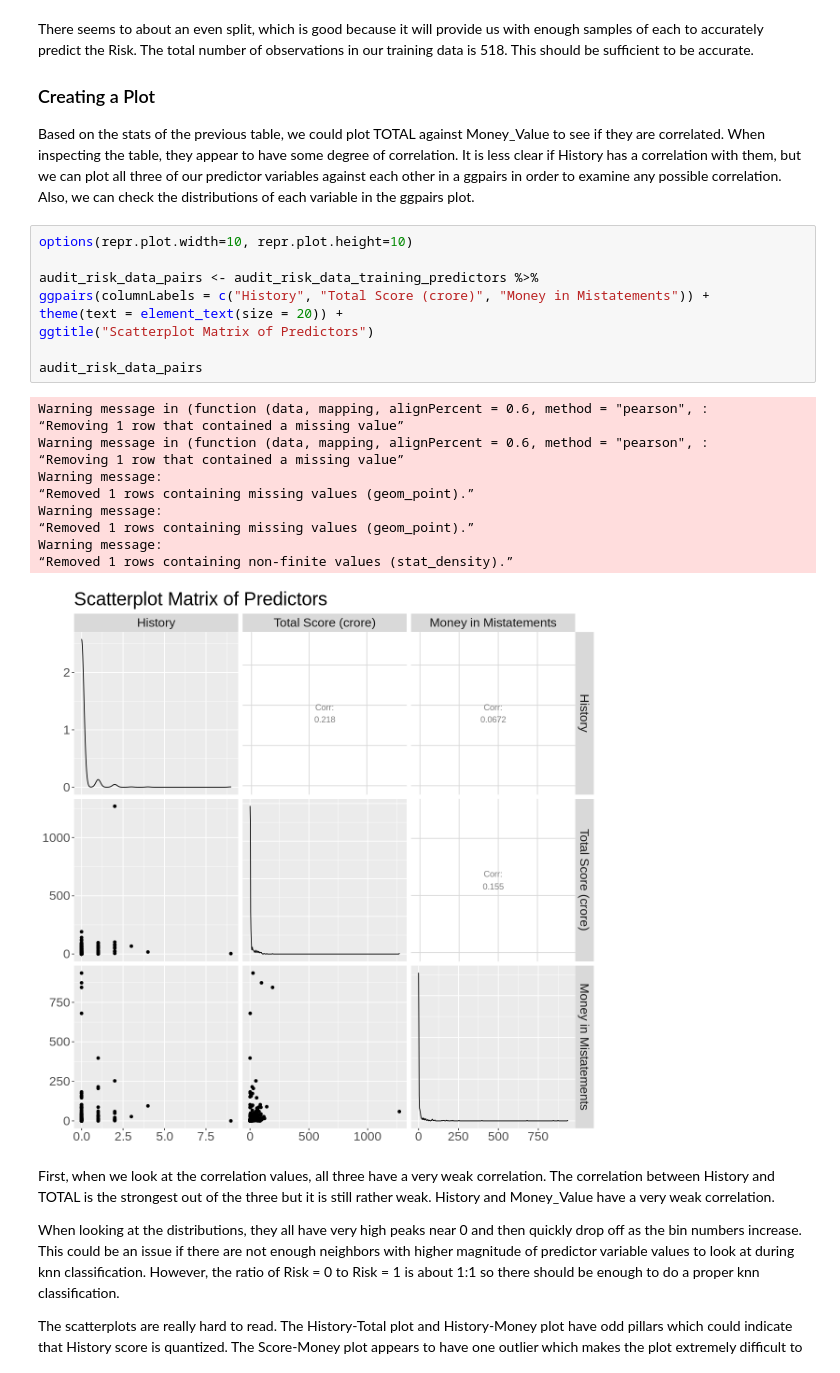
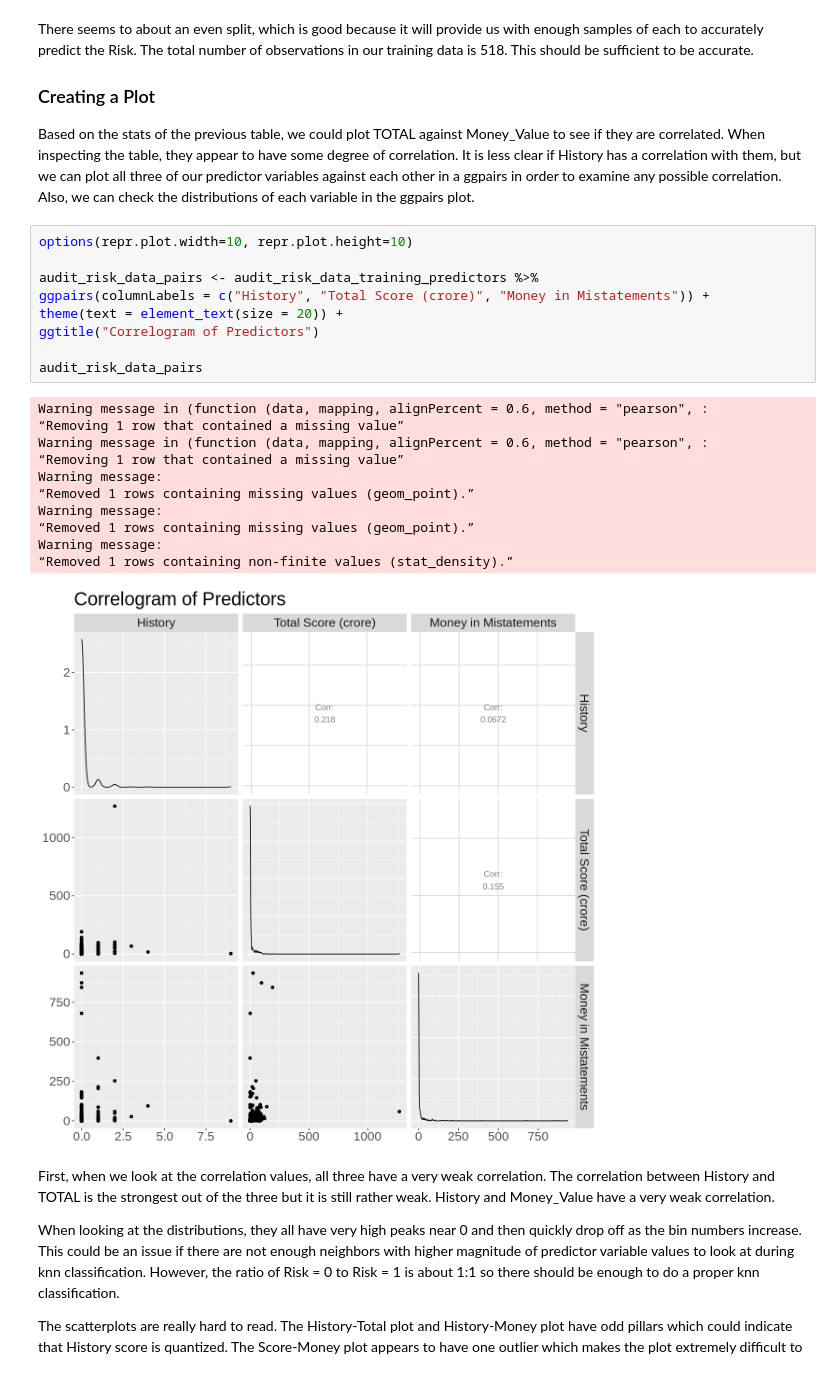
Before and after one commit to stevenning203/dsci100_group_proposal, a Jupyter notebook: notebook.ipynb, the cells around one changed output. Saved outputs shown, nothing was run; the diff lists cells and outputs as text.

```diff
--- a/notebook.ipynb
+++ b/notebook.ipynb
@@ -141,24 +141,24 @@ Based on the stats of the previous table, we could plot TOTAL against Money_Valu
 # %%
 options(repr.plot.width=10, repr.plot.height=10)
 
 audit_risk_data_pairs <- audit_risk_data_training_predictors %>%
 ggpairs(columnLabels = c("History", "Total Score (crore)", "Money in Mistatements")) +
 theme(text = element_text(size = 20)) +
-ggtitle("Scatterplot Matrix of Predictors")
+ggtitle("Correlogram of Predictors")
 
 audit_risk_data_pairs
 # %% [output]
 Warning message in (function (data, mapping, alignPercent = 0.6, method = "pearson", :
 “Removing 1 row that contained a missing value”
 Warning message in (function (data, mapping, alignPercent = 0.6, method = "pearson", :
 “Removing 1 row that contained a missing value”
 Warning message:
 “Removed 1 rows containing missing values (geom_point).”
 Warning message:
 “Removed 1 rows containing missing values (geom_point).”
 Warning message:
 “Removed 1 rows containing non-finite values (stat_density).”
-[figure, old version]
+[figure, new version]
 # %% [markdown]
 First, when we look at the correlation values, all three have a very weak correlation. The correlation between History and TOTAL is the strongest out of the three but it is still rather weak. History and Money_Value have a very weak correlation.
 
```
